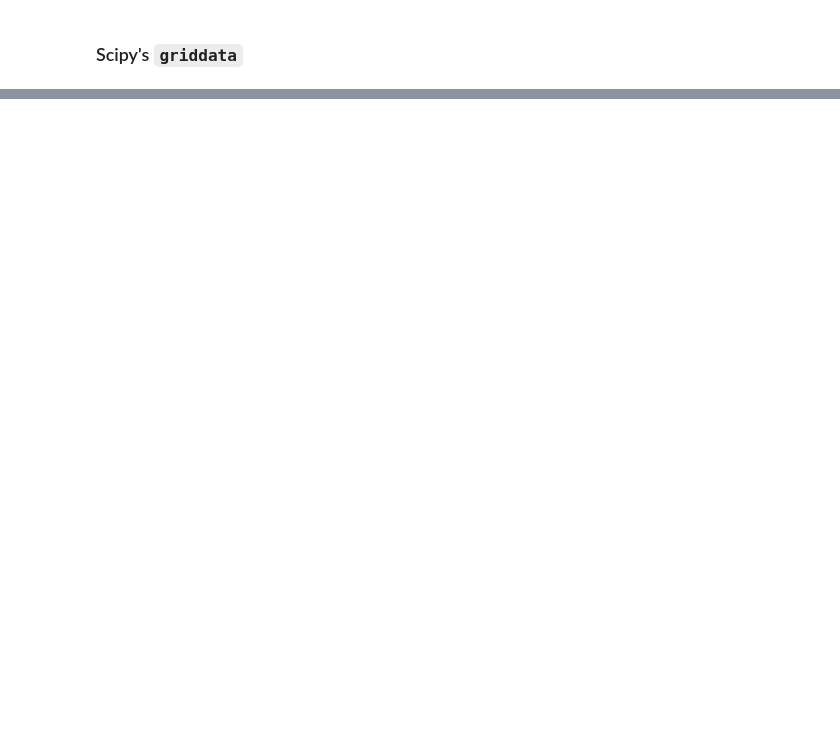
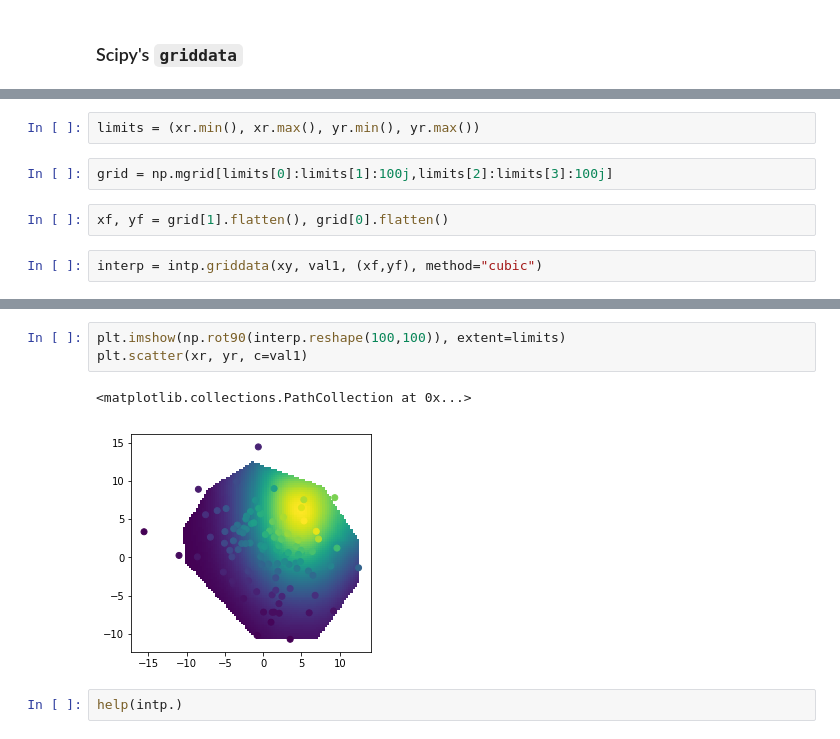
Before and after one commit to bozso/python_course, a Jupyter notebook: notebooks/scipy.ipynb, the cells around one changed output, grey strips where cells are left out. Saved outputs shown, nothing was run; the diff lists cells and outputs as text; blank space fills up the shorter version.

```diff
--- a/notebooks/scipy.ipynb
+++ b/notebooks/scipy.ipynb
@@ -352,0 +439,8 @@ from scipy import interpolate as intp
+# %%
+limits = (xr.min(), xr.max(), yr.min(), yr.max())
+# %%
+grid = np.mgrid[limits[0]:limits[1]:100j,limits[2]:limits[3]:100j]
+# %%
+xf, yf = grid[1].flatten(), grid[0].flatten()
+# %%
+interp = intp.griddata(xy, val1, (xf,yf), method="cubic")
@@ -352,0 +451,8 @@ from scipy import interpolate as intp
+# %%
+plt.imshow(np.rot90(interp.reshape(100,100)), extent=limits)
+plt.scatter(xr, yr, c=val1)
+# %% [output]
+<matplotlib.collections.PathCollection at 0x...>
+[figure, added]
+# %%
+help(intp.)
```
Also changed, not shown: parts of 20 cells of this notebook, 2 other files.
